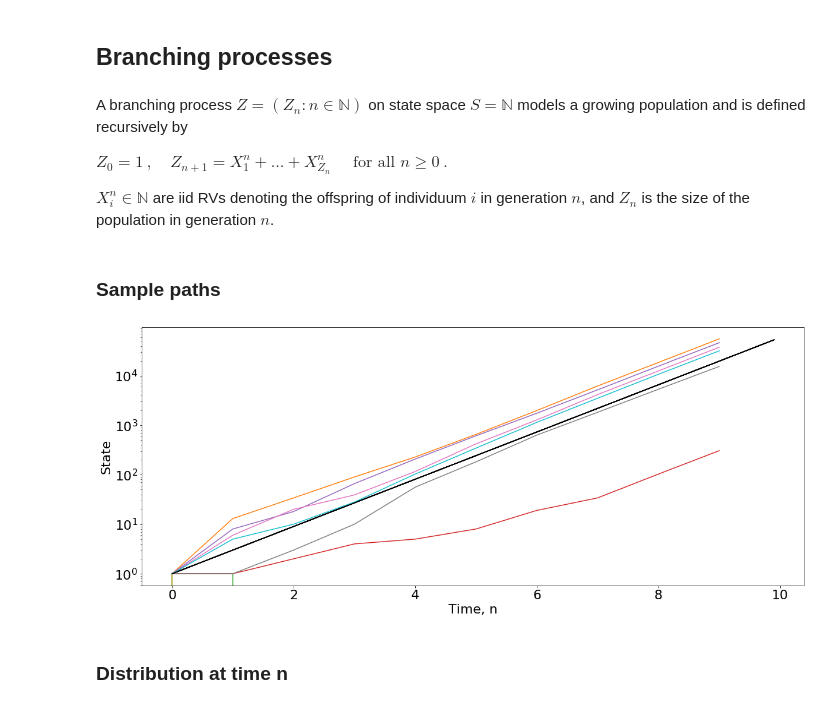
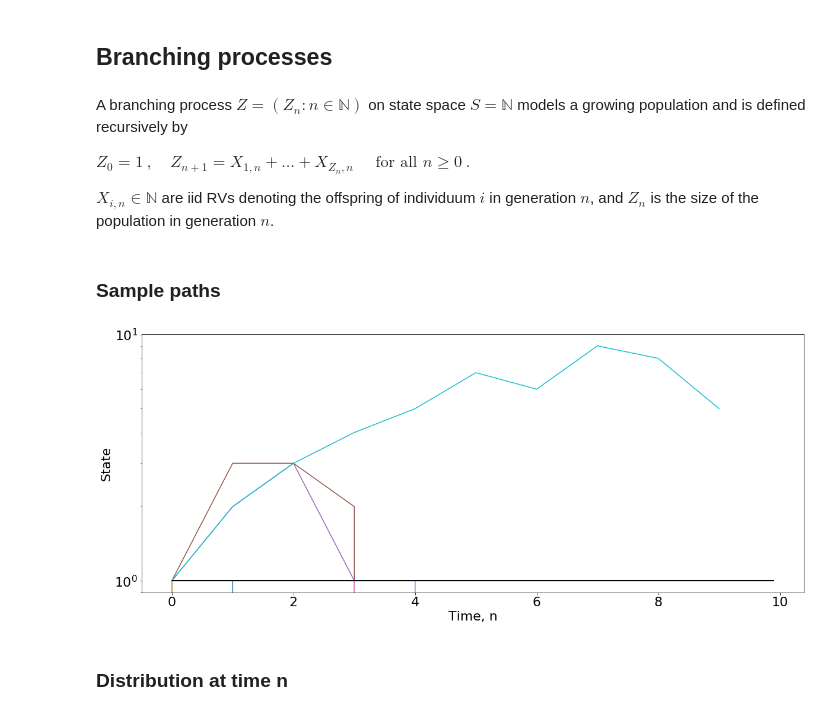
Before and after one commit to sgrosskinsky/NB4012_2020, a Jupyter notebook: Support Class 2.ipynb, the cells around one changed output. Drawn from its saved outputs; the diff is of its cells as text; code cells hidden in the pictures.

```diff
--- a/Support Class 2.ipynb
+++ b/Support Class 2.ipynb
@@ -19,7 +19,7 @@ $X_{t+1}(i) = X_t(j)$
 
 You can use `plt.pcolor(X)` or `sns.heatmap` to plot the dynamics in a simple heatmap
 # %%
-max_time = 400
+max_time = 200
 L = 100
 
 X = np.zeros(shape = (max_time, L)) #matrix, each row is new generation
@@ -61,7 +59,7 @@ def am_done(v):
     else:
         return True
 # %%
-array_L = np.arange(1,L)
+array_L = np.arange(1,L,5)
 max_time = 500
 repeat = 50
 M = np.zeros((len(array_L), repeat))
@@ -95,4 +93,8 @@ plt.title(r'Steps (n) to reach stationary distribution', fontsize = 20)
 plt.errorbar(array_L, average, yerr = deviation, fmt = 'o', mew = 4, label = 'steps (n) stationary distribution \nwith 1 std')
 plt.legend(loc='upper left', fontsize = 20)
 plt.grid()
+
+x = np.arange(0,100,1)
+f = 2*x
+plt.plot(x,f)
 # %% [output]
@@ -102,9 +105,9 @@ plt.grid()
 # %% [markdown]
 A branching process $Z=(Z_n :n\in\mathbb{N} )$ on state space $S=\mathbb{N}$ models a growing population and is defined recursively by
 
-$Z_0 =1\ ,\quad Z_{n+1} =X_1^n +\ldots +X_{Z_n}^n \quad\mbox{ for all }n\geq 0\ .$
+$Z_0 =1\ ,\quad Z_{n+1} =X_{1,n} +\ldots +X_{Z_n ,n} \quad\mbox{ for all }n\geq 0\ .$
 
-$X_i^n \in\mathbb{N}$ are iid RVs denoting the offspring of individuum $i$ in generation $n$, and $Z_n$ is the size of the population in generation $n$.
+$X_{i,n} \in\mathbb{N}$ are iid RVs denoting the offspring of individuum $i$ in generation $n$, and $Z_n$ is the size of the population in generation $n$.
 # %% [markdown]
 ### Sample paths
 # %%
@@ -114,30 +117,30 @@ font = {'family' : 'normal',
 import matplotlib
 matplotlib.rc('font', **font)
 # %%
-mu=2.
-p=0.25
+mu=1.
+#p=0.25
 time=10
 samples=10
 Z = np.ones((samples,time),dtype='int')   #initialize trajectories in matrix samples x time
 for i in range(0,samples):
     Z[i][0]=1
     ## update for Poisson or geometric, need -Z for geometric since values are 1,2,...
-#    for t in range(1,time): Z[i][t]=sum(np.random.poisson(mu,Z[i][t-1]))
-    for t in range(1,time): Z[i][t]=(sum(np.random.geometric(p,Z[i][t-1]))-Z[i][t-1])
+    for t in range(1,time): Z[i][t]=sum(np.random.poisson(mu,Z[i][t-1]))
+#    for t in range(1,time): Z[i][t]=(sum(np.random.geometric(p,Z[i][t-1]))-Z[i][t-1])
 # %%
 plt.figure(figsize = (20,8))
 for k in range(0, samples):
     plt.plot(range(time), Z[k,:])
 
     x = np.arange(0,time,0.1)
-    mu=(1-p)/p
+#    mu=(1-p)/p
     f = pow(mu,x)
     plt.plot(x,f,color='black')
     plt.xlabel('Time, n')
     plt.ylabel('State')
     plt.yscale('log')
 # %% [output]
-[figure, old version]
+[figure, new version]
 # %% [markdown]
 ### Distribution at time n
 # %% [markdown]
```
Also changed, not shown: parts of 9 cells of this notebook, 1 other file.
